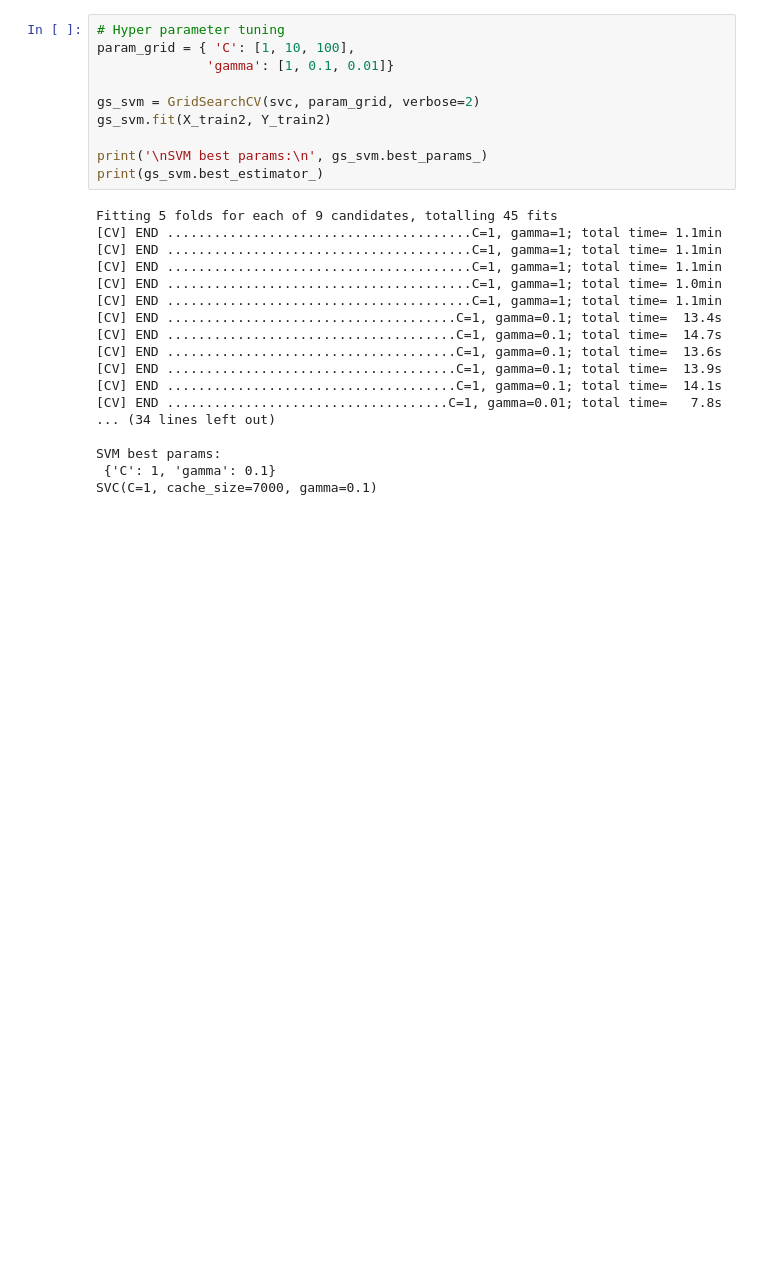
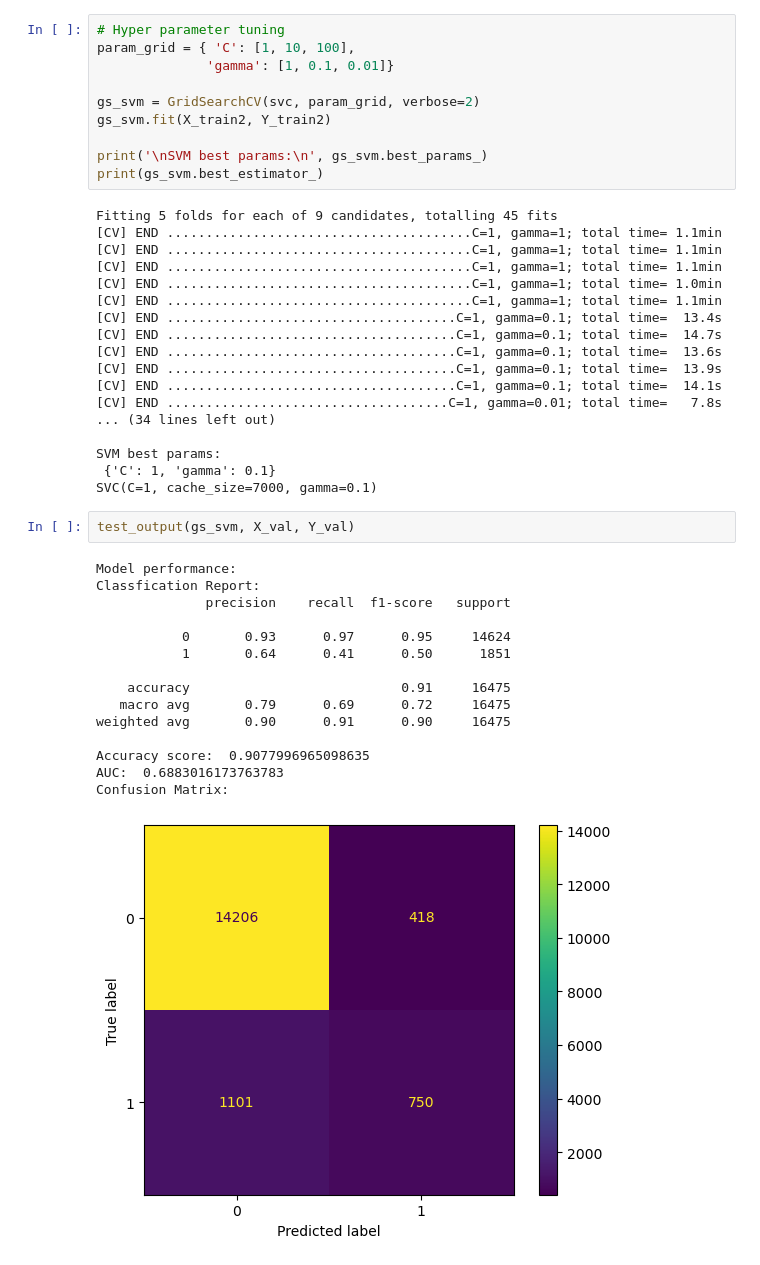
Before and after one commit to Yukitoshi12345/Bank-Marketing-Analysis, a Jupyter notebook: support_vector_machine.ipynb, the cells around one changed output. Drawn from its saved outputs; the diff is of its cells as text; blank space fills up the shorter version.

Commit message:
added final model fit

```diff
--- a/support_vector_machine.ipynb
+++ b/support_vector_machine.ipynb
@@ -150,3 +150,21 @@ Fitting 5 folds for each of 9 candidates, totalling 45 fits
 SVM best params:
  {'C': 1, 'gamma': 0.1}
 SVC(C=1, cache_size=7000, gamma=0.1)
+# %%
+test_output(gs_svm, X_val, Y_val)
+# %% [output]
+Model performance:
+Classfication Report:
+              precision    recall  f1-score   support
+
+           0       0.93      0.97      0.95     14624
+           1       0.64      0.41      0.50      1851
+
+    accuracy                           0.91     16475
+   macro avg       0.79      0.69      0.72     16475
+weighted avg       0.90      0.91      0.90     16475
+
+Accuracy score:  0.9077996965098635
+AUC:  0.6883016173763783
+Confusion Matrix:
+[figure, added]
```
Also changed, not shown: parts of 3 cells of this notebook.
